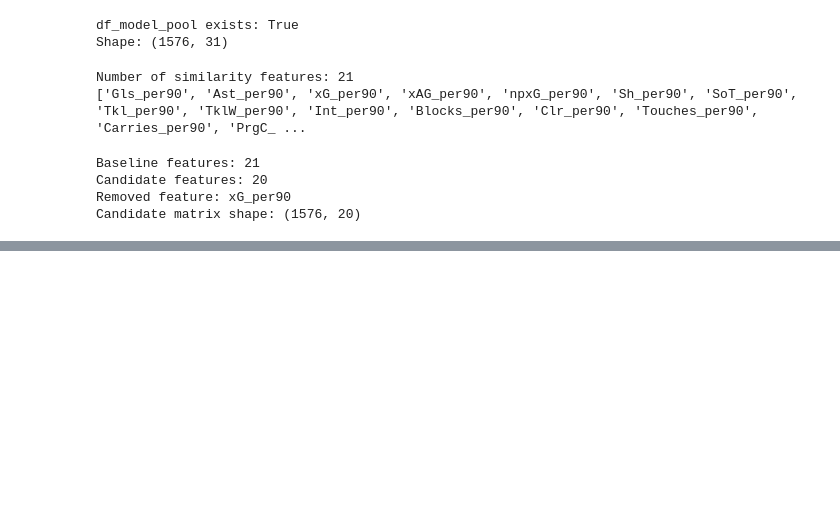
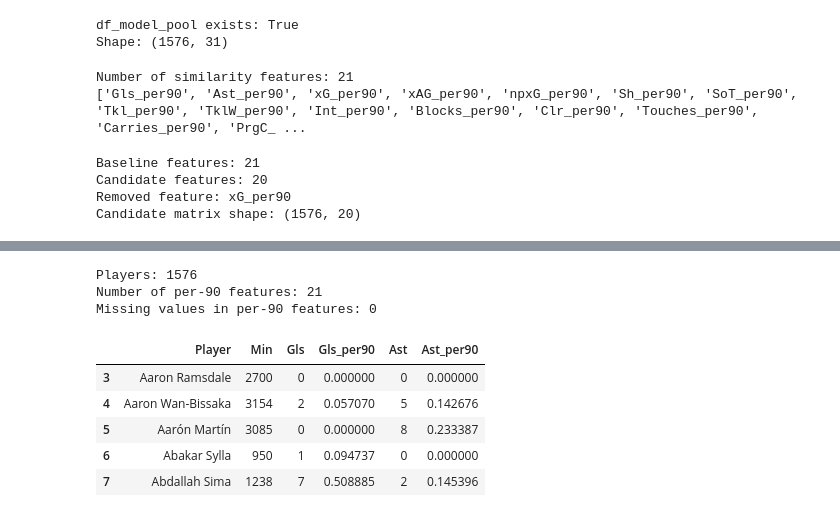
Before and after one commit to ApoorvaKharga/football-player-recommender, a Jupyter notebook: notebooks/01_dataset_audit.ipynb, the cells around one changed output, grey strips where cells are left out. Saved outputs shown, nothing was run; the diff lists cells and outputs as text; code cells hidden in the pictures; blank space fills up the shorter version.

```diff
--- a/notebooks/01_dataset_audit.ipynb
+++ b/notebooks/01_dataset_audit.ipynb
@@ -3472,0 +3629,18 @@ Candidate matrix shape: (1576, 20)
+# %%
+MIN_MINUTES = 900
+
+df_model_pool = df_player_season[
+    df_player_season["Min"] >= MIN_MINUTES
+].copy()
+
+print("Minimum minutes threshold:", MIN_MINUTES)
+print("Eligible player records:", len(df_model_pool))
+print(
+    "Unique eligible players:",
+    df_model_pool["Player"].nunique()
+)
+print("Minimum minutes in pool:", df_model_pool["Min"].min())
+print("Maximum minutes in pool:", df_model_pool["Min"].max())
+
+print("\nPlaying-time summary:")
+display(df_model_pool["Min"].describe())
@@ -3472,0 +3715,44 @@ Candidate matrix shape: (1576, 20)
+# %%
+df_features = df_model_pool.copy()
+
+playing_time_90s = df_features["Min"] / 90
+
+per90_features = [
+    "Gls", "Ast", "xG", "xAG", "npxG",
+    "Sh", "SoT",
+    "Tkl", "TklW", "Int", "Blocks", "Clr",
+    "Touches", "Carries", "PrgC", "PrgP", "PrgR",
+    "KP", "xA", "PPA", "Recov"
+]
+
+for feature in per90_features:
+    df_features[f"{feature}_per90"] = (
+        df_features[feature] / playing_time_90s
+    )
+
+print("Players:", len(df_features))
+print("Number of per-90 features:", len(per90_features))
+
+print(
+    "Missing values in per-90 features:",
+    df_features[
+        [f"{feature}_per90" for feature in per90_features]
+    ].isna().sum().sum()
+)
+
+display(
+    df_features[
+        ["Player", "Min", "Gls", "Gls_per90",
+         "Ast", "Ast_per90"]
+    ].head()
+)
+# %% [output]
+Players: 1576
+Number of per-90 features: 21
+Missing values in per-90 features: 0
+|  | Player | Min | Gls | Gls_per90 | Ast | Ast_per90 |
+| 3 | Aaron Ramsdale | 2700 | 0 | 0.000000 | 0 | 0.000000 |
+| 4 | Aaron Wan-Bissaka | 3154 | 2 | 0.057070 | 5 | 0.142676 |
+| 5 | Aarón Martín | 3085 | 0 | 0.000000 | 8 | 0.233387 |
+| 6 | Abakar Sylla | 950 | 1 | 0.094737 | 0 | 0.000000 |
+| 7 | Abdallah Sima | 1238 | 7 | 0.508885 | 2 | 0.145396 |
```
Also changed, not shown: parts of 14 cells of this notebook.
